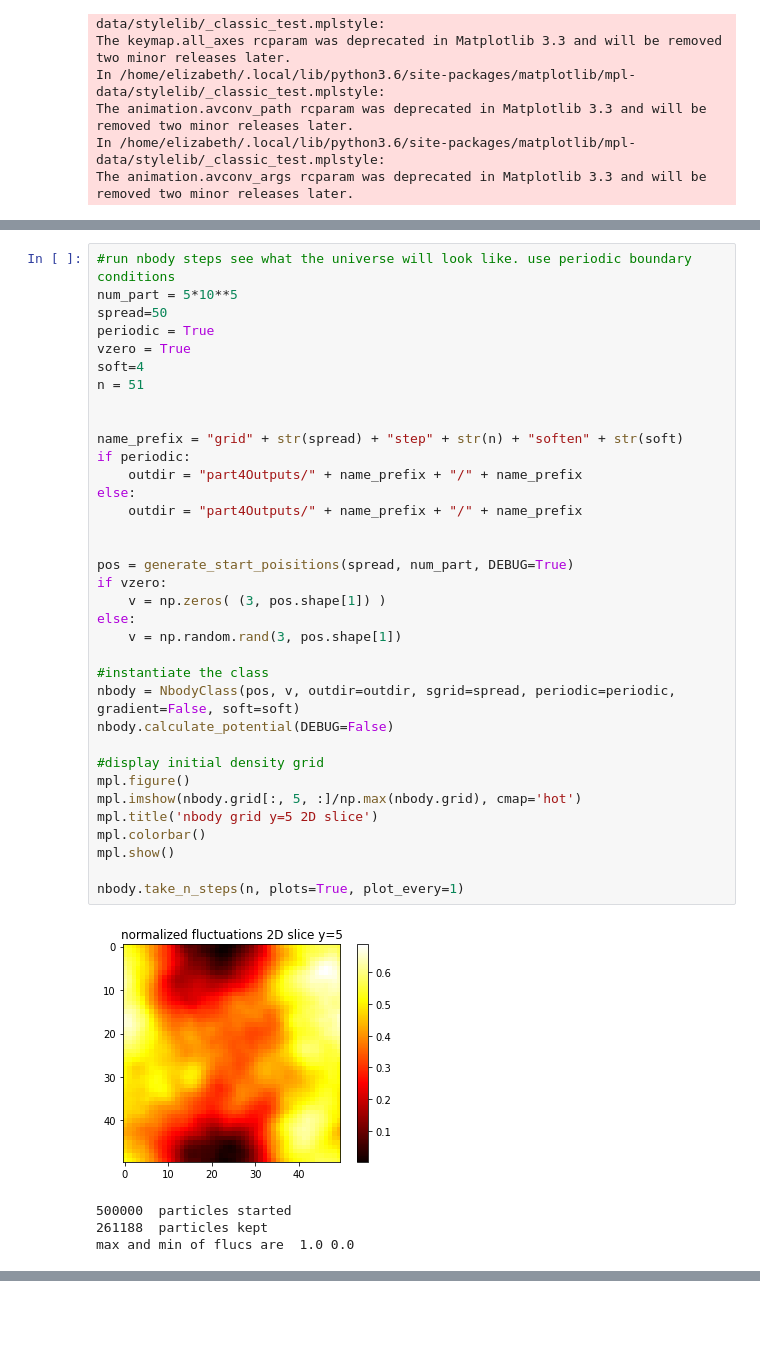
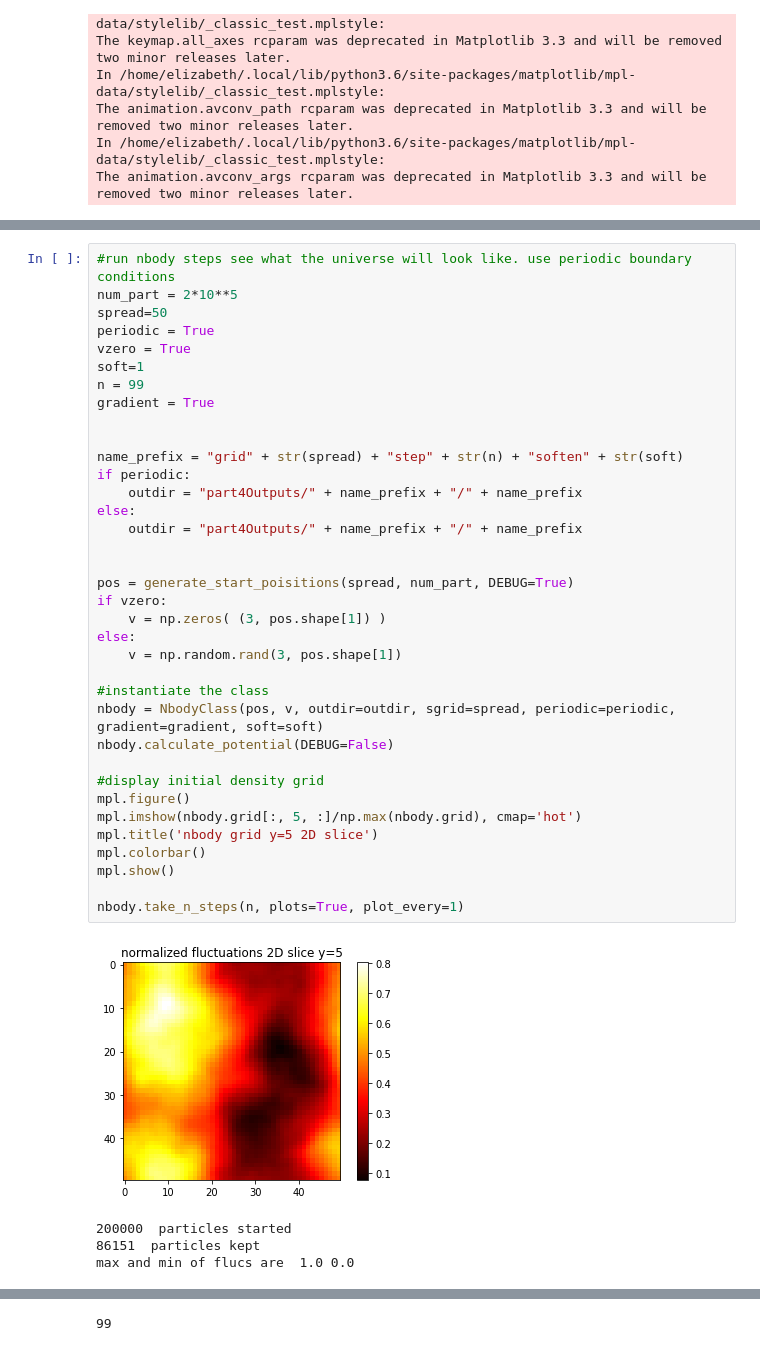
Before and after one commit to lizzord/phys512hw, a Jupyter notebook: final_project/nbody_part4.ipynb, the cells around one changed output, grey strips where cells are left out. Saved outputs shown, nothing was run; the diff lists cells and outputs as text; blank space fills up the shorter version.

```diff
--- a/final_project/nbody_part4.ipynb
+++ b/final_project/nbody_part4.ipynb
@@ -229,40 +277,41 @@ def generate_start_poisitions(num, num_part, DEBUG=False):
 # %%
 #run nbody steps see what the universe will look like. use periodic boundary conditions
-num_part = 5*10**5
+num_part = 2*10**5
 spread=50
 periodic = True
 vzero = True
-soft=4
-n = 51
+soft=1
+n = 99
+gradient = True
 
 
 name_prefix = "grid" + str(spread) + "step" + str(n) + "soften" + str(soft)
 if periodic:
     outdir = "part4Outputs/" + name_prefix + "/" + name_prefix
 else:
     outdir = "part4Outputs/" + name_prefix + "/" + name_prefix
 
 
 pos = generate_start_poisitions(spread, num_part, DEBUG=True)
 if vzero:
     v = np.zeros( (3, pos.shape[1]) )
 else:
     v = np.random.rand(3, pos.shape[1])
 
 #instantiate the class
-nbody = NbodyClass(pos, v, outdir=outdir, sgrid=spread, periodic=periodic, gradient=False, soft=soft)
+nbody = NbodyClass(pos, v, outdir=outdir, sgrid=spread, periodic=periodic, gradient=gradient, soft=soft)
 nbody.calculate_potential(DEBUG=False)
 
 #display initial density grid
 mpl.figure()
 mpl.imshow(nbody.grid[:, 5, :]/np.max(nbody.grid), cmap='hot')
 mpl.title('nbody grid y=5 2D slice')
 mpl.colorbar()
 mpl.show()
 
 nbody.take_n_steps(n, plots=True, plot_every=1)
 # %% [output]
-[figure, old version]
+[figure, new version]
-500000  particles started
-261188  particles kept
+200000  particles started
+86151  particles kept
 max and min of flucs are  1.0 0.0
@@ -270,3 +319,4 @@ max and min of flucs are  1.0 0.0
+99
 # %%
 print('Run specs: ')
 print('Periodic: ', periodic)
```
Also changed, not shown: parts of 14 cells of this notebook, 1 other file.
